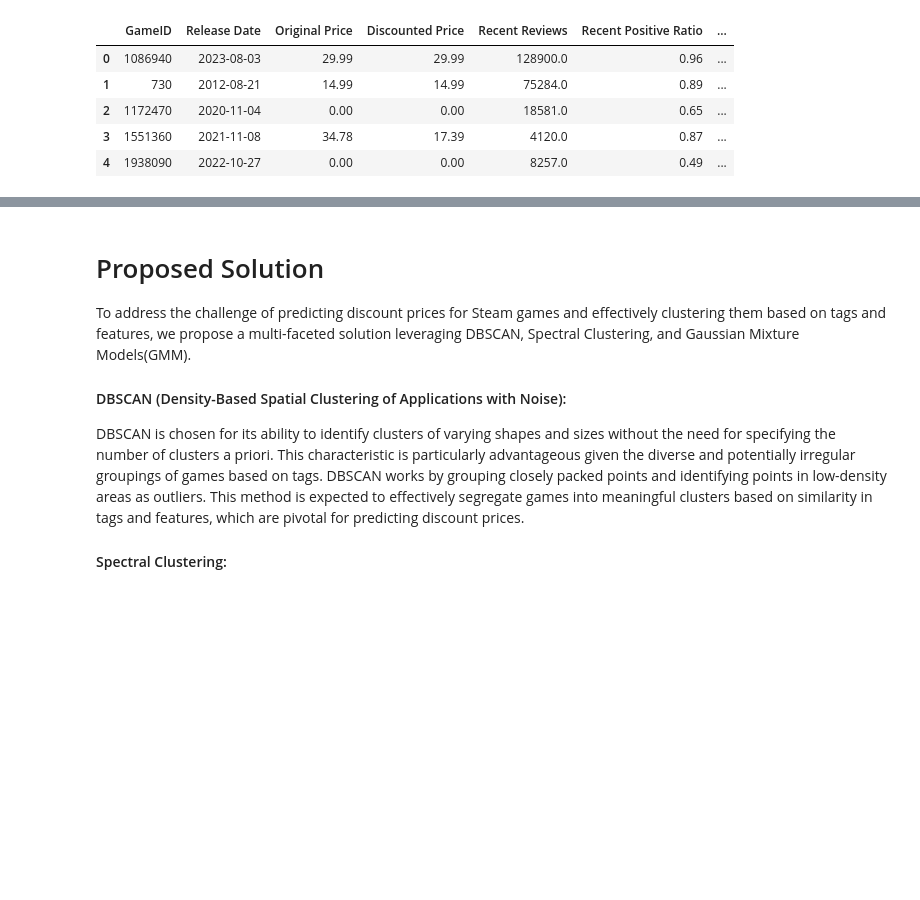
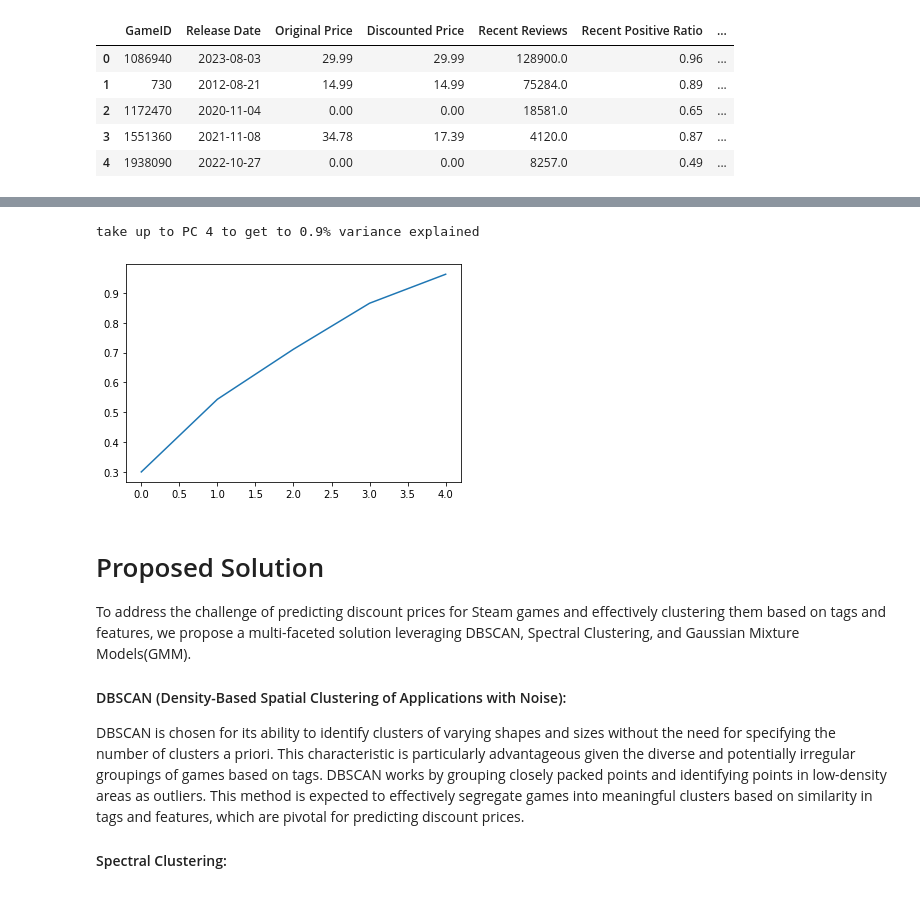
Before and after one commit to Aaron3963/COGS-118B-Project, a Jupyter notebook: FinalProject.ipynb, the cells around one changed output, grey strips where cells are left out. Cells and saved outputs as stored; diff of their text form; code cells hidden in the pictures; blank space fills up the shorter version.

```diff
--- a/FinalProject.ipynb
+++ b/FinalProject.ipynb
@@ -250,0 +278,10 @@ df.head()
+# %%
+# Select PCs using elbow methods
+var_exp_thresh = 0.9
+total_var_exp = np.cumsum(pca.explained_variance_ratio_)
+plt.plot(total_var_exp);
+pcindex = np.where(total_var_exp>=var_exp_thresh)[0]
+print(f'take up to PC {pcindex[0]} to get to {var_exp_thresh}% variance explained')
+# %% [output]
+take up to PC 4 to get to 0.9% variance explained
+[figure, added]
```
Also changed, not shown: parts of 6 cells of this notebook.
